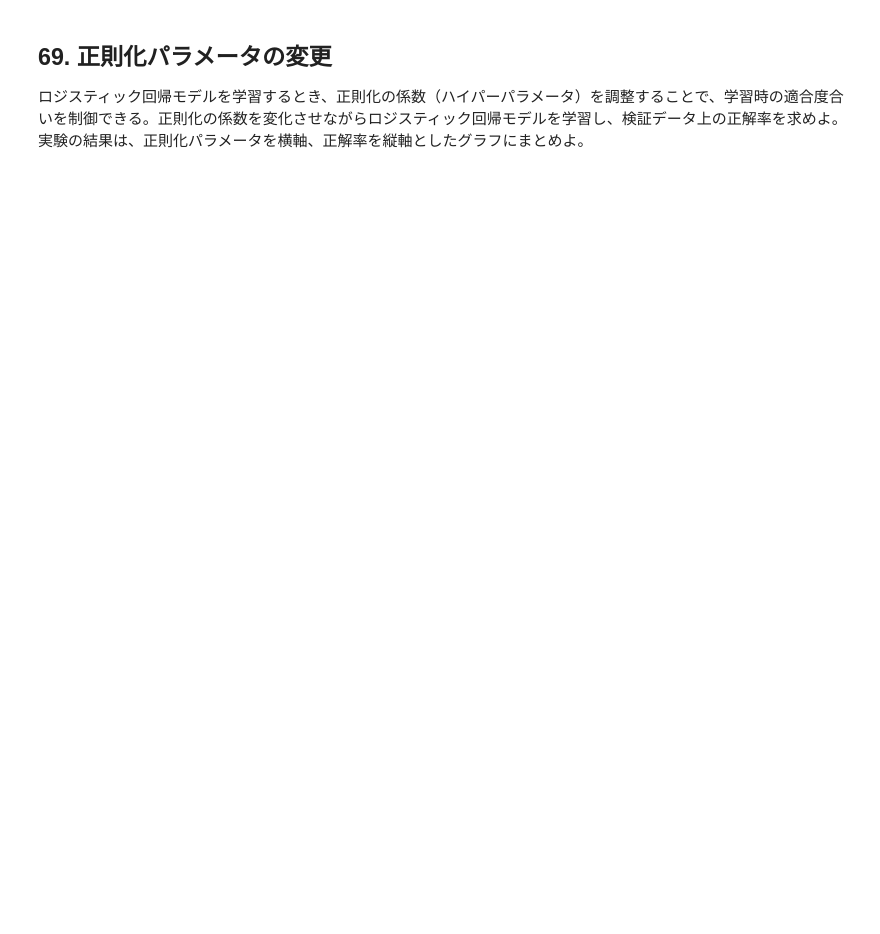
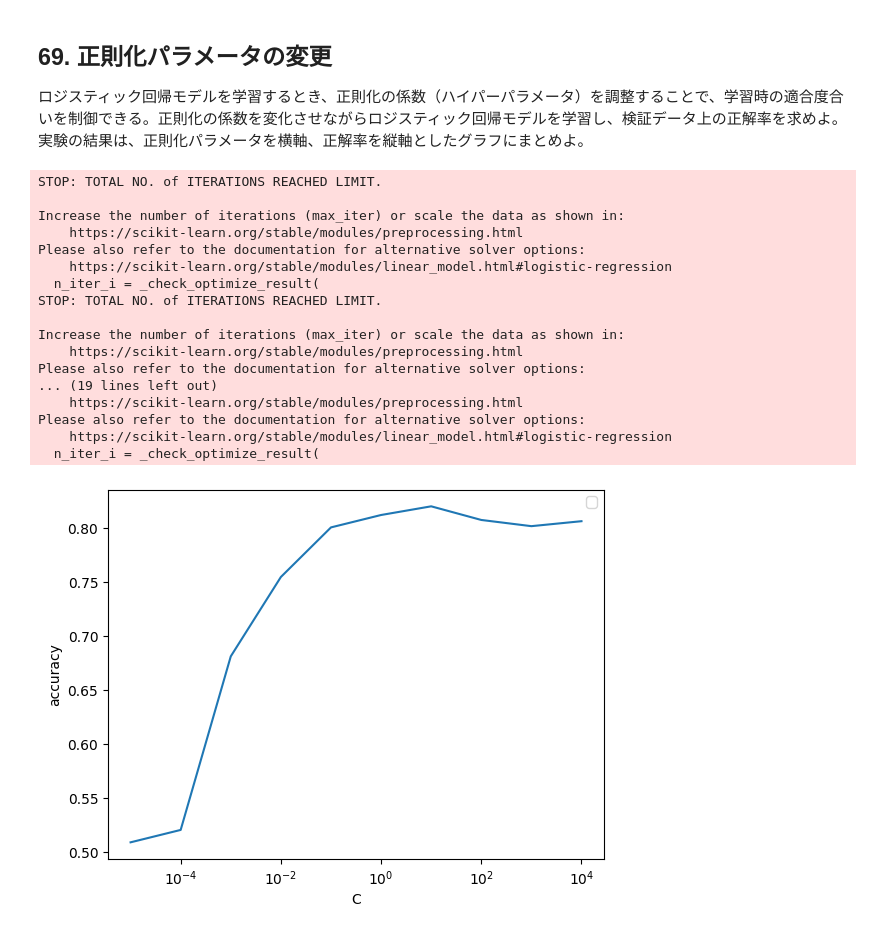
Before and after one commit to rerere0807/NLP100, a Jupyter notebook: 第7章_機械学習.ipynb, the cells around one changed output. Saved outputs shown, nothing was run; the diff lists cells and outputs as text; code cells hidden in the pictures; blank space fills up the shorter version.

```diff
--- a/第7章_機械学習.ipynb
+++ b/第7章_機械学習.ipynb
@@ -151,3 +255,40 @@ print(proba[0])
 ## 69. 正則化パラメータの変更
 
 ロジスティック回帰モデルを学習するとき、正則化の係数（ハイパーパラメータ）を調整することで、学習時の適合度合いを制御できる。正則化の係数を変化させながらロジスティック回帰モデルを学習し、検証データ上の正解率を求めよ。実験の結果は、正則化パラメータを横軸、正解率を縦軸としたグラフにまとめよ。
+# %%
+# 学習率：1e-5,1e-4,1e-3,0.01,0.1,1,10,100,1000,10000
+C_list = [10**i for i in range(-5, 5)]
+
+dev_accuracy = []
+
+# 順番にモデルに学習させる
+for C in C_list:
+    model = LogisticRegression(C=C, random_state=42)
+    model.fit(X_train, y_train)
+    dev_accuracy.append(model.score(X_dev, y_dev))
+
+
+plt.semilogx(C_list, dev_accuracy)
+plt.xlabel("C")
+plt.ylabel("accuracy")
+plt.legend()
+plt.show()
+# %% [output]
+STOP: TOTAL NO. of ITERATIONS REACHED LIMIT.
+
+Increase the number of iterations (max_iter) or scale the data as shown in:
+    https://scikit-learn.org/stable/modules/preprocessing.html
+Please also refer to the documentation for alternative solver options:
+    https://scikit-learn.org/stable/modules/linear_model.html#logistic-regression
+  n_iter_i = _check_optimize_result(
+STOP: TOTAL NO. of ITERATIONS REACHED LIMIT.
+
+Increase the number of iterations (max_iter) or scale the data as shown in:
+    https://scikit-learn.org/stable/modules/preprocessing.html
+Please also refer to the documentation for alternative solver options:
+... (19 lines left out)
+    https://scikit-learn.org/stable/modules/preprocessing.html
+Please also refer to the documentation for alternative solver options:
+    https://scikit-learn.org/stable/modules/linear_model.html#logistic-regression
+  n_iter_i = _check_optimize_result(
+[figure, added]
```
Also changed, not shown: parts of 4 cells of this notebook.
